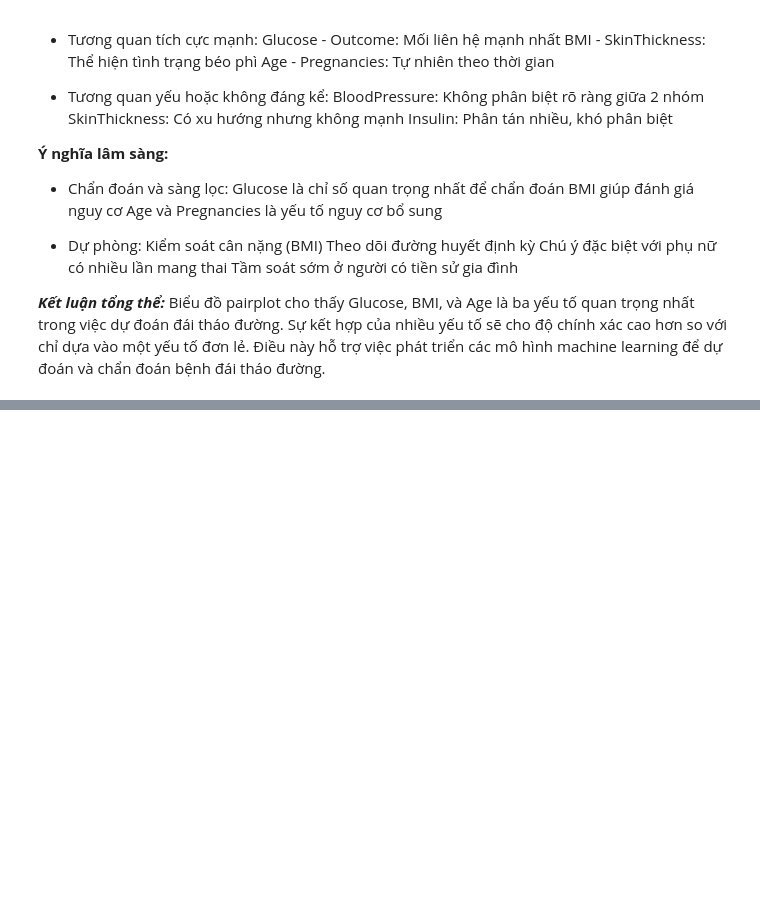
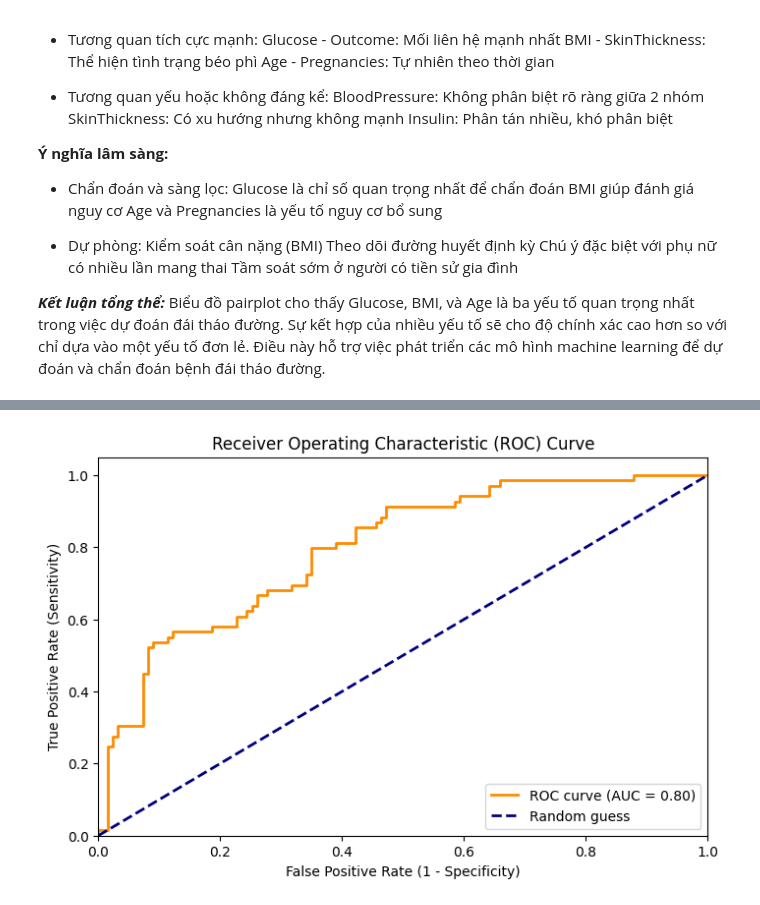
Before and after one commit to NKhanh0908/SGU_PTDL_TEAM_2025, a Jupyter notebook: Lab3/code/pima-indian-diabetes.ipynb, the cells around one changed output, grey strips where cells are left out. Drawn from its saved outputs; the diff is of its cells as text; code cells hidden in the pictures; blank space fills up the shorter version.

```diff
--- a/Lab3/code/pima-indian-diabetes.ipynb
+++ b/Lab3/code/pima-indian-diabetes.ipynb
@@ -725,0 +842,12 @@ Biểu đồ pairplot cho thấy Glucose, BMI, và Age là ba yếu tố quan tr
+# %%
+# Chia dữ liệu thành tập huấn luyện và kiểm tra
+X = data_scaled.drop('Outcome', axis=1) # Các biến đầu vào (8 biến)
+y = data_scaled['Outcome'] # Biến mục tiêu (Outcome)
+X_train, X_test, y_train, y_test = train_test_split(X, y, test_size=0.25, random_state=42) # Chia 75% huấn luyện, 25% kiểm tra
+
+# Huấn luyện mô hình Logistic Regression
+model = LogisticRegression(max_iter=1000) # Tăng max_iter để đảm bảo hội tụ
+model.fit(X_train, y_train) # Huấn luyện mô hình
+
+# Dự đoán xác suất
+y_prob = model.predict_proba(X_test)[:, 1] # Lấy xác suất của lớp 1 (có đái tháo đường)
@@ -725,0 +873,18 @@ Biểu đồ pairplot cho thấy Glucose, BMI, và Age là ba yếu tố quan tr
+# %%
+# Tính ROC curve và AUC
+fpr, tpr, thresholds = roc_curve(y_test, y_prob)
+roc_auc = auc(fpr, tpr)
+
+# Vẽ ROC curve
+plt.figure(figsize=(8, 5))
+plt.plot(fpr, tpr, color='darkorange', lw=2, label=f'ROC curve (AUC = {roc_auc:.2f})')
+plt.plot([0, 1], [0, 1], color='navy', lw=2, linestyle='--', label='Random guess')
+plt.xlim([0.0, 1.0])
+plt.ylim([0.0, 1.05])
+plt.xlabel('False Positive Rate (1 - Specificity)')
+plt.ylabel('True Positive Rate (Sensitivity)')
+plt.title('Receiver Operating Characteristic (ROC) Curve')
+plt.legend(loc="lower right")
+plt.show()
+# %% [output]
+[figure, added]
```
Also changed, not shown: parts of 27 cells of this notebook, 1 other file.
